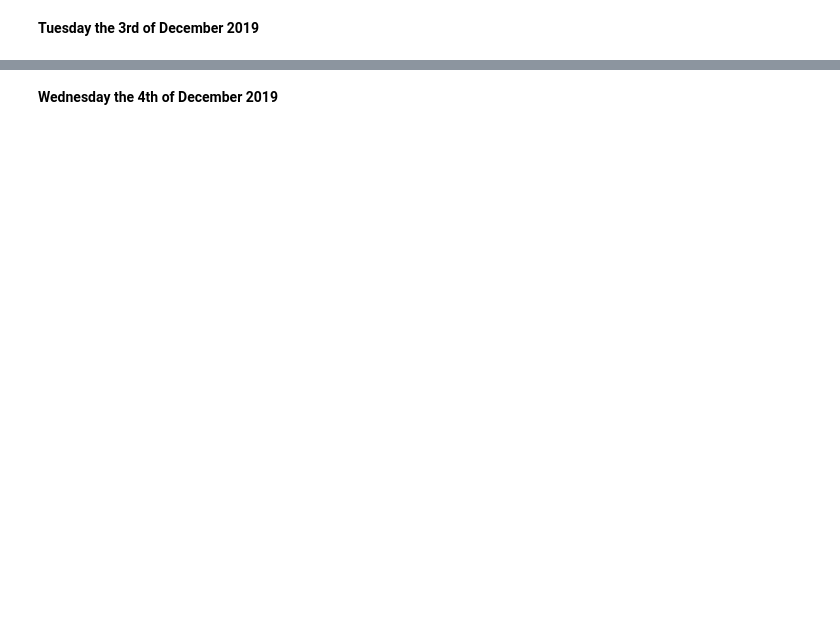
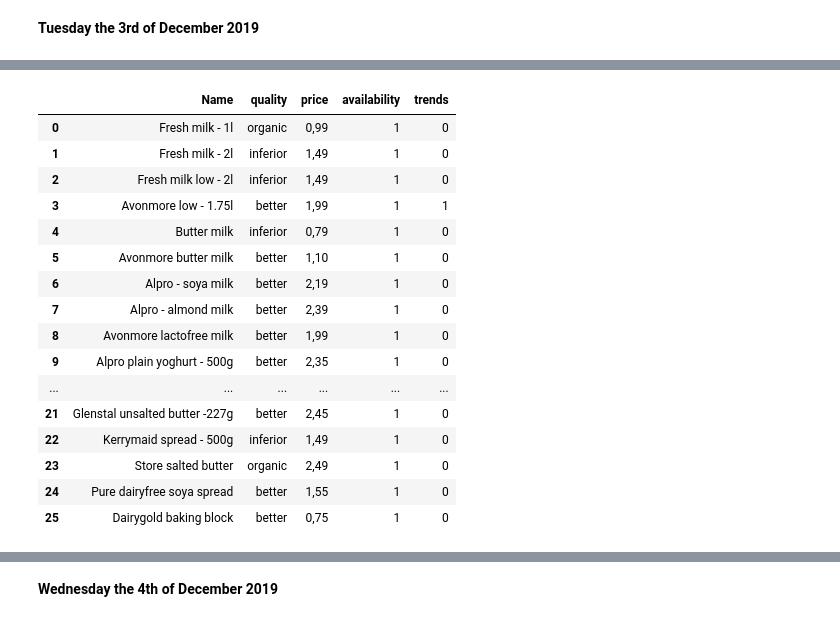
Before and after one commit to karolinaszafranbelzowska/grocery-shopping, a Jupyter notebook: grocery-shopping.ipynb, the cells around one changed output, grey strips where cells are left out. Saved outputs shown, nothing was run; the diff lists cells and outputs as text; code cells hidden in the pictures; blank space fills up the shorter version.

```diff
--- a/grocery-shopping.ipynb
+++ b/grocery-shopping.ipynb
@@ -164,0 +141,35 @@ df2
+# %%
+import pandas as pd
+data2 = [['Fresh milk - 1l', 'organic', '0,99', 1, 0], ['Fresh milk - 2l', 'inferior', '1,49', 1, 0],
+         ['Fresh milk low - 2l', 'inferior', '1,49', 1, 0], ['Avonmore low - 1.75l', 'better', '1,99', 1, 1],
+         ['Butter milk', 'inferior', '0,79', 1, 0], ['Avonmore butter milk', 'better', '1,10', 1, 0],
+         ['Alpro - soya milk', 'better', '2,19', 1, 0], ['Alpro - almond milk', 'better', '2,39', 1, 0],
+         ['Avonmore lactofree milk', 'better', '1,99', 1, 0], ['Alpro plain yoghurt - 500g', 'better', '2,35', 1, 0],
+         ['Avonmore protein milk', 'better', '1,09', 1, 1], ['Yop drinking yoghurt', 'inferior', '3,99', 1, 1],
+         ['Glenisk Fatfree -500g', 'organic', '2,29', 1, 0], ['Activia strawberry - multipack', 'better', '2,59', 0, 0],
+         ['Onken natural yoghurt -500g', 'better', '1,85', 1, 0], ['Glenilen natural yoghurt -500g', 'better', '1,49', 1, 0],
+         ['Store Natural yoghurt -500g', 'inferior', '0,79', 1, 0], ['Liberte natural yoghurt -500g', 'better', '2,75', 1, 0],
+         ['Kerrygold butter -454g', 'better', '3,75', 1, 0], ['Store butter -454g', 'inferior', '2,19', 1, 0],
+         ['Connacht butter -454g', 'better', '2,50', 1, 0], ['Glenstal unsalted butter -227g', 'better', '2,45', 1, 0],
+         ['Kerrymaid spread - 500g', 'inferior', '1,49', 1, 0], ['Store salted butter', 'organic', '2,49', 1, 0],
+         ['Pure dairyfree soya spread', 'better', '1,55', 1, 0], ['Dairygold baking block', 'better', '0,75', 1, 0]]
+df2 = pd.DataFrame(data2, columns = ['Name', 'quality', 'price', 'availability', 'trends'])
+df2
+# %% [output]
+|  | Name | quality | price | availability | trends |
+| 0 | Fresh milk - 1l | organic | 0,99 | 1 | 0 |
+| 1 | Fresh milk - 2l | inferior | 1,49 | 1 | 0 |
+| 2 | Fresh milk low - 2l | inferior | 1,49 | 1 | 0 |
+| 3 | Avonmore low - 1.75l | better | 1,99 | 1 | 1 |
+| 4 | Butter milk | inferior | 0,79 | 1 | 0 |
+| 5 | Avonmore butter milk | better | 1,10 | 1 | 0 |
+| 6 | Alpro - soya milk | better | 2,19 | 1 | 0 |
+| 7 | Alpro - almond milk | better | 2,39 | 1 | 0 |
+| 8 | Avonmore lactofree milk | better | 1,99 | 1 | 0 |
+| 9 | Alpro plain yoghurt - 500g | better | 2,35 | 1 | 0 |
+| ... | ... | ... | ... | ... | ... |
+| 21 | Glenstal unsalted butter -227g | better | 2,45 | 1 | 0 |
+| 22 | Kerrymaid spread - 500g | inferior | 1,49 | 1 | 0 |
+| 23 | Store salted butter | organic | 2,49 | 1 | 0 |
+| 24 | Pure dairyfree soya spread | better | 1,55 | 1 | 0 |
+| 25 | Dairygold baking block | better | 0,75 | 1 | 0 |
```
Also changed, not shown: parts of 14 cells of this notebook.
